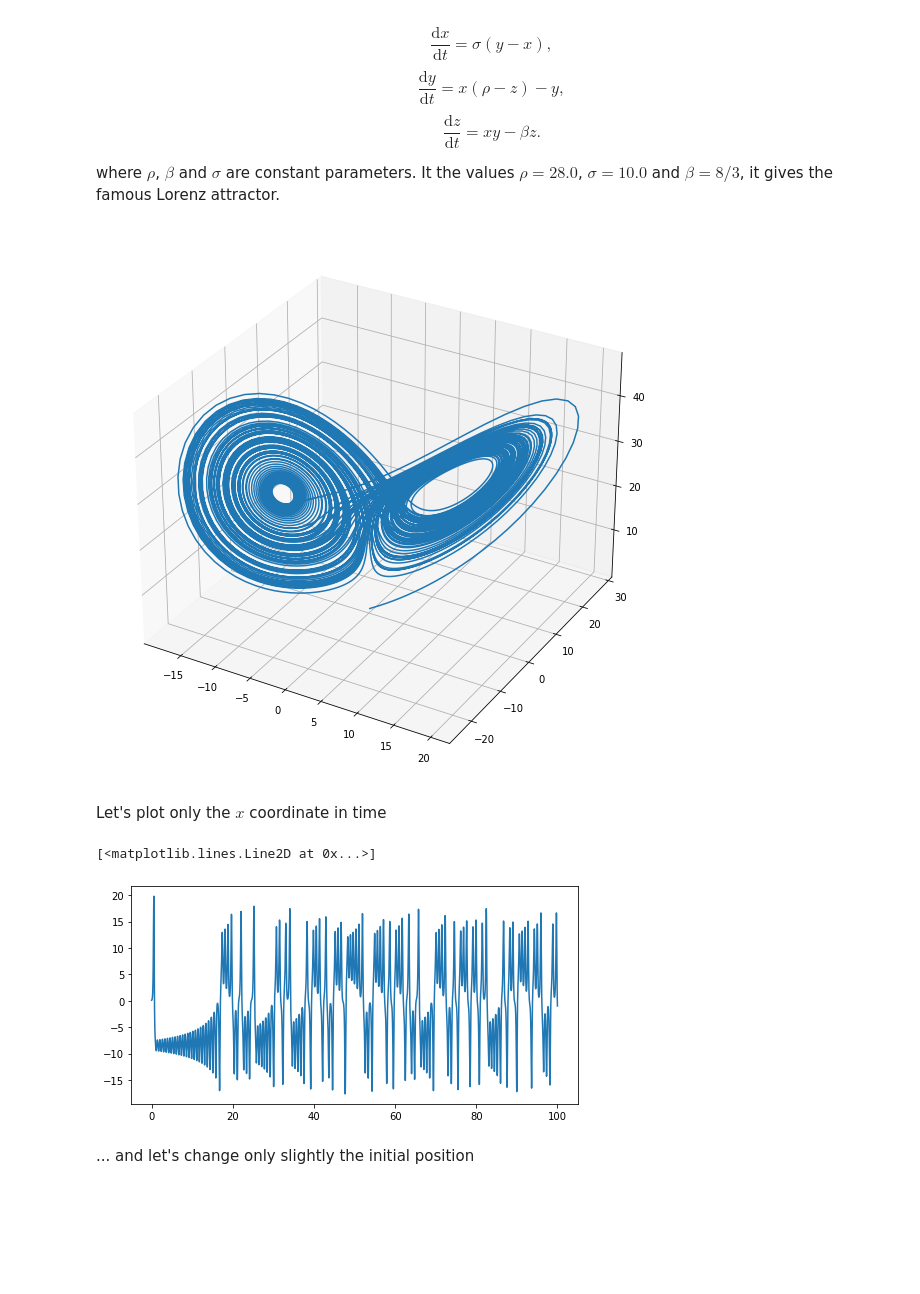
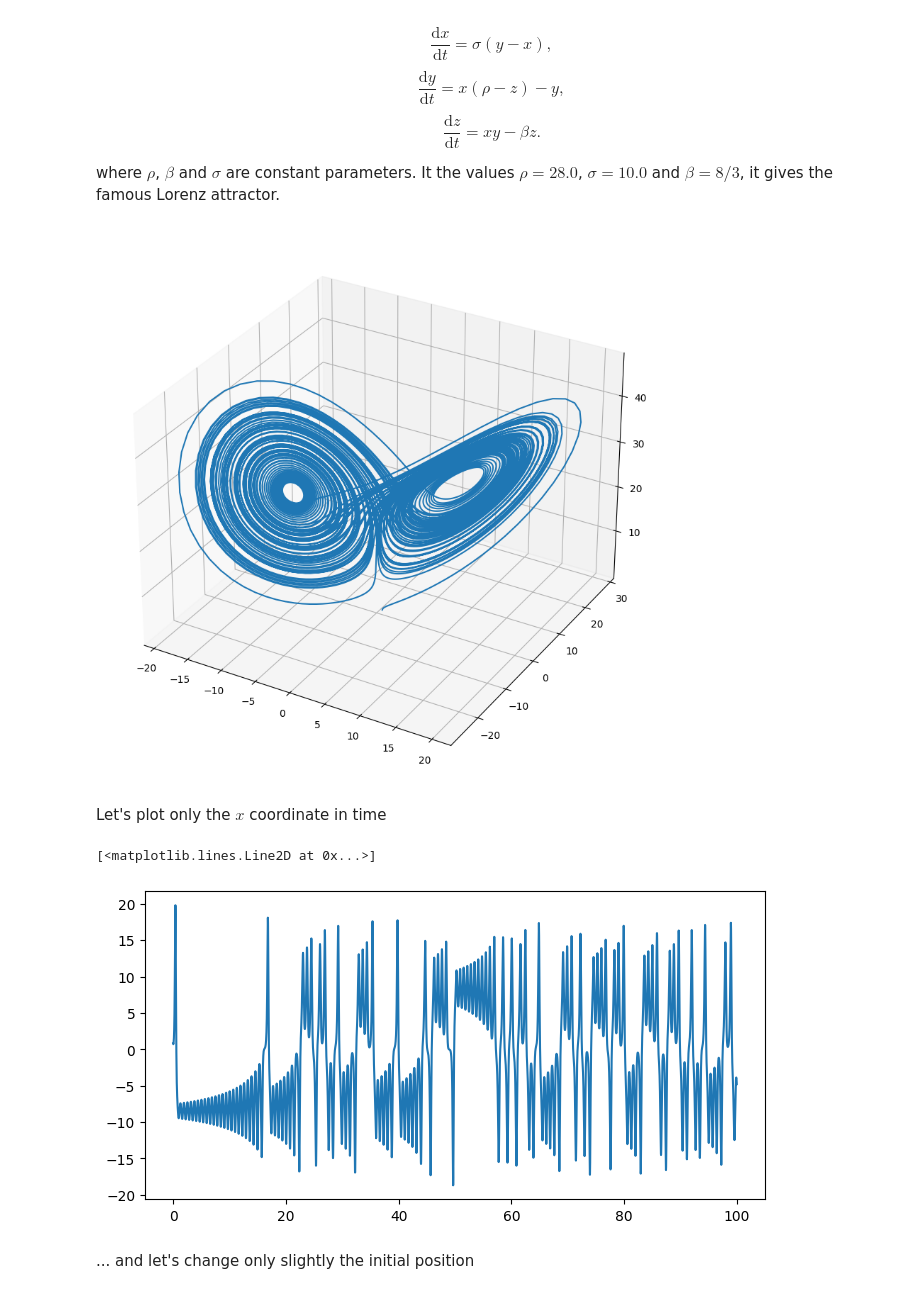
Before and after one commit to Ferraan/AdvancedFluidMechanics, a Jupyter notebook: 3-Turbulence/turbulence.ipynb, the cells around one changed output. Cells and saved outputs as stored; diff of their text form; code cells hidden in the pictures; blank space fills up the shorter version.

```diff
--- a/3-Turbulence/turbulence.ipynb
+++ b/3-Turbulence/turbulence.ipynb
@@ -65,20 +65,20 @@ where $\rho$, $\beta$ and $\sigma$ are constant parameters. It the values $\rho
 # %%
 from scipy.integrate import odeint
 from mpl_toolkits.mplot3d import Axes3D
 rho = 28.0
 sigma = 10.0
 beta = 8.0 / 3.0
 def f(pos, t):
     x, y, z = pos  # Unpack the state vector
     return sigma * (y - x), x * (rho - z) - y, x * y - beta * z  # Derivatives
-pos0 = [0.1, 0.1, 0.1]
+pos0 = [0.8, 0.1, 0.1]
 t = np.arange(0.0, 100.0, 0.01)
 pos = odeint(f, pos0, t)
 fig = plt.figure(figsize=(10,10))
 ax = plt.axes(projection="3d")
 ax.plot(pos[:, 0], pos[:, 1], pos[:, 2]);
 # %% [output]
-[figure, old version]
+[figure, new version]
 # %% [markdown]
 Let's plot only the $x$ coordinate in time
 # %%
@@ -87,7 +87,7 @@ ax = fig.gca()
 ax.plot(t,pos[:,0])
 # %% [output]
 [<matplotlib.lines.Line2D at 0x...>]
-[figure, old version]
+[figure, new version]
 # %% [markdown]
 ... and let's change only slightly the initial position
 # %%
```
Also changed, not shown: parts of 7 cells of this notebook, 4 other files.
